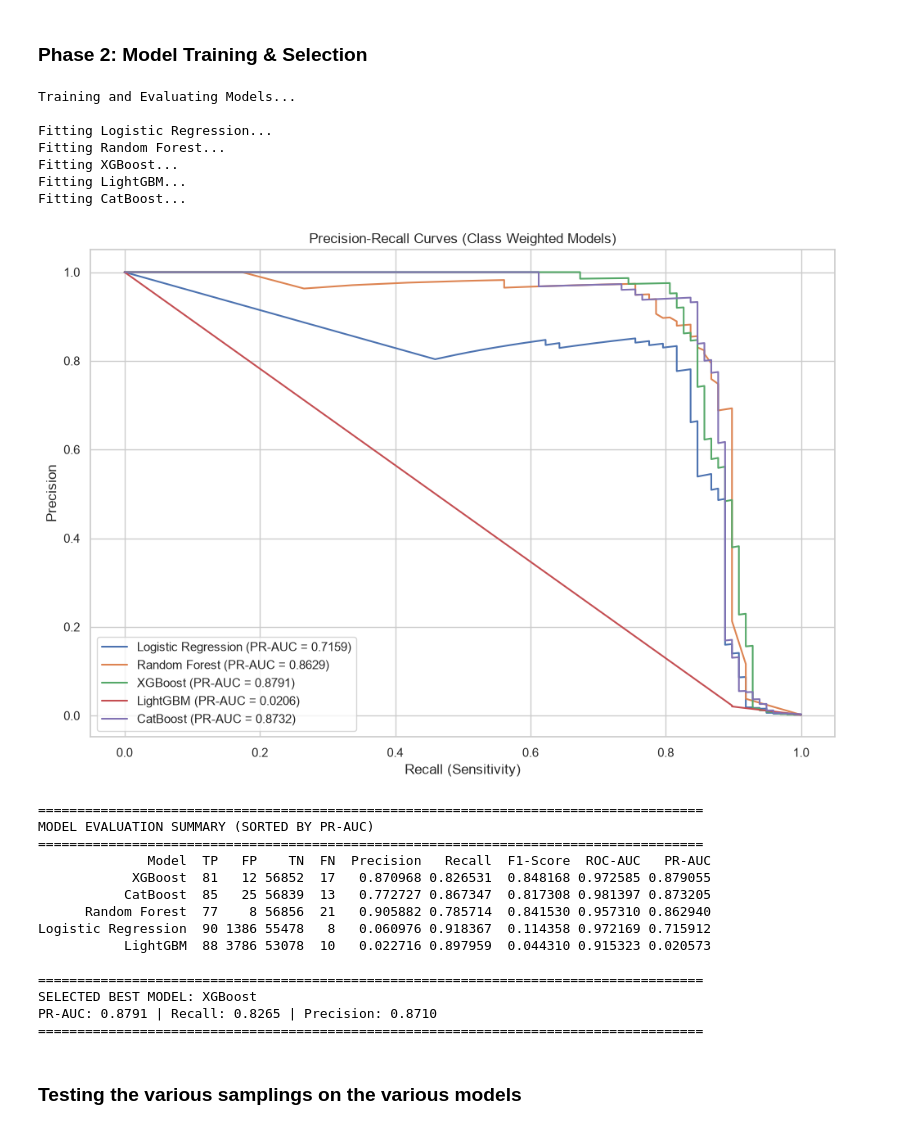
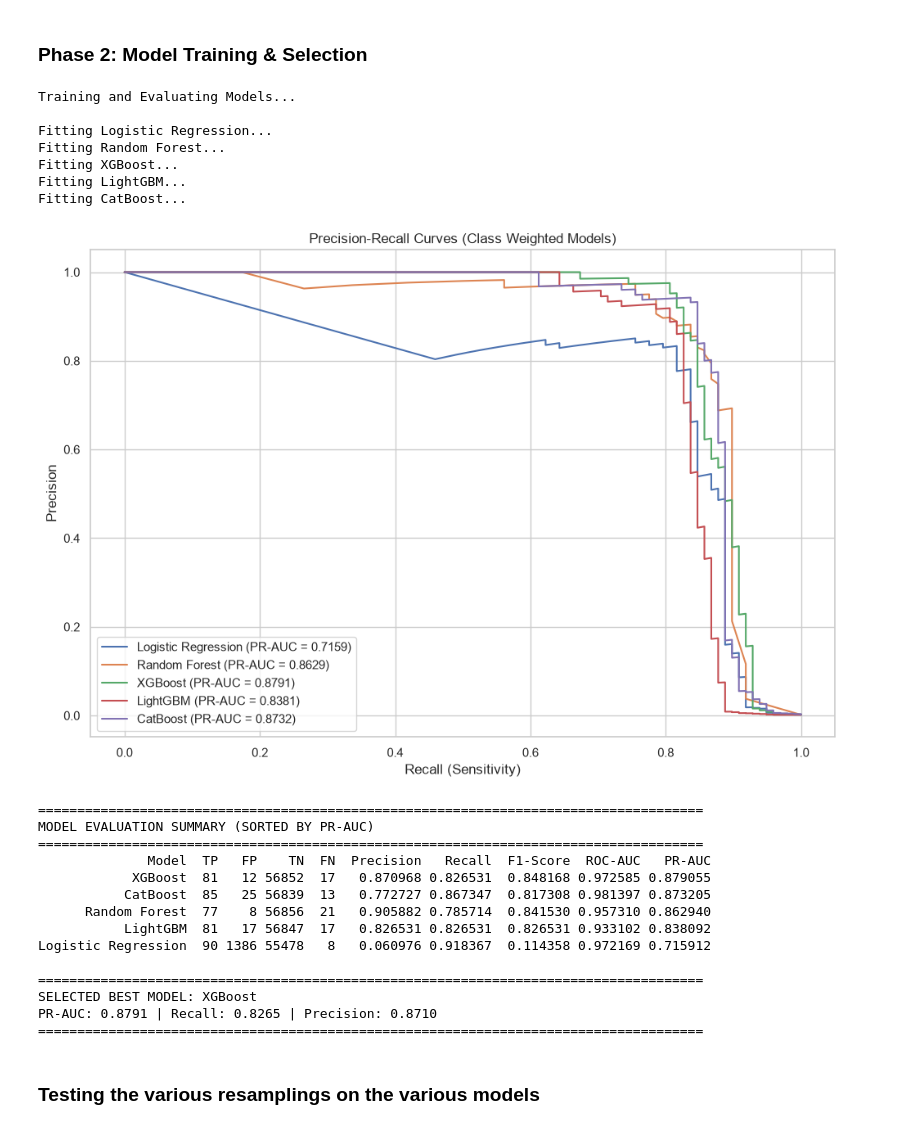
Before and after one commit to FrankObiOgbuokiri/Capstone_Fraud-detection-system, a Jupyter notebook: notebooks/preprocessing.ipynb, the cells around one changed output. Drawn from its saved outputs; the diff is of its cells as text; code cells hidden in the pictures.

```diff
--- a/notebooks/preprocessing.ipynb
+++ b/notebooks/preprocessing.ipynb
@@ -3,7 +3,7 @@ import pandas as pd
 
 #1. Load dataset
 
-df = pd.read_csv(r"C:\Users\QMS\creditcard.csv")
+df = pd.read_csv("../data/creditcard.csv")
 # %%
 #2. Look at the first few rows
 df.head()
@@ -400,11 +400,10 @@ from xgboost import XGBClassifier
 from lightgbm import LGBMClassifier
 from catboost import CatBoostClassifier
 
-# --- 1. Compute Class Weight Ratio ---
-# Class 1 is heavily imbalanced; weight ratio is roughly ~577
+# --- 1. Compute Class Weight Ratio for XGBoost & CatBoost ---
 scale_pos_weight_val = (len(y_train) - sum(y_train)) / sum(y_train)
 
-# --- 2. Initialize Models with Class Weighting ---
+# --- 2. Initialize Models Following Best Practices ---
 models = {
     "Logistic Regression": LogisticRegression(
         class_weight='balanced', max_iter=1000, random_state=42
@@ -413,10 +412,10 @@ models = {
         class_weight='balanced', n_estimators=100, random_state=42, n_jobs=-1
     ),
     "XGBoost": XGBClassifier(
-        scale_pos_weight=scale_pos_weight_val, random_state=42, eval_metric='logloss'
+        scale_pos_weight=scale_pos_weight_val, random_state=42, eval_metric='logloss', n_jobs=-1
     ),
     "LightGBM": LGBMClassifier(
-        scale_pos_weight=scale_pos_weight_val, random_state=42, verbose=-1
+        class_weight='balanced', random_state=42, verbose=-1, n_jobs=-1  # FIXED: Best practice for LightGBM
     ),
     "CatBoost": CatBoostClassifier(
         scale_pos_weight=scale_pos_weight_val, random_state=42, verbose=0
@@ -443,6 +442,7 @@ for name, model in models.items():
     cm = confusion_matrix(y_test, y_pred)
     tn, fp, fn, tp = cm.ravel()
 
+    # Metrics using average_precision_score
     pr_auc = average_precision_score(y_test, y_proba)
     roc_auc = roc_auc_score(y_test, y_proba)
 
@@ -477,34 +477,34 @@ plt.ylabel('Precision')
 plt.title('Precision-Recall Curves (Class Weighted Models)')
 plt.legend(loc='lower left')
 plt.grid(True)
 plt.tight_layout()
 plt.show()
 
 # --- 4. Comparison Table ---
 results_df = pd.DataFrame(results).sort_values(by="PR-AUC", ascending=False)
 
 print("\n" + "="*85)
 print("MODEL EVALUATION SUMMARY (SORTED BY PR-AUC)")
 print("="*85)
 print(results_df.to_string(index=False))
 
 # --- 5. Best Model Selection ---
 best_model_name = results_df.iloc[0]['Model']
 best_model_obj = trained_models[best_model_name]
 
 print("\n" + "="*85)
 print(f"SELECTED BEST MODEL: {best_model_name}")
 print(f"PR-AUC: {results_df.iloc[0]['PR-AUC']:.4f} | Recall: {results_df.iloc[0]['Recall']:.4f} | Precision: {results_df.iloc[0]['Precision']:.4f}")
 print("="*85)
 # %% [output]
 Training and Evaluating Models...
 
 Fitting Logistic Regression...
 Fitting Random Forest...
 Fitting XGBoost...
 Fitting LightGBM...
 Fitting CatBoost...
-[figure, old version]
+[figure, new version]
 =====================================================================================
 MODEL EVALUATION SUMMARY (SORTED BY PR-AUC)
 =====================================================================================
@@ -512,15 +512,15 @@ MODEL EVALUATION SUMMARY (SORTED BY PR-AUC)
             XGBoost  81   12 56852  17   0.870968 0.826531  0.848168 0.972585 0.879055
            CatBoost  85   25 56839  13   0.772727 0.867347  0.817308 0.981397 0.873205
       Random Forest  77    8 56856  21   0.905882 0.785714  0.841530 0.957310 0.862940
+           LightGBM  81   17 56847  17   0.826531 0.826531  0.826531 0.933102 0.838092
 Logistic Regression  90 1386 55478   8   0.060976 0.918367  0.114358 0.972169 0.715912
-           LightGBM  88 3786 53078  10   0.022716 0.897959  0.044310 0.915323 0.020573
 
 =====================================================================================
 SELECTED BEST MODEL: XGBoost
 PR-AUC: 0.8791 | Recall: 0.8265 | Precision: 0.8710
 =====================================================================================
 # %% [markdown]
-### Testing the various samplings on the various models
+### Testing the various resamplings on the various models
 # %%
 import pandas as pd
 import numpy as np
```
Also changed, not shown: parts of 17 cells of this notebook, 17 other files.
